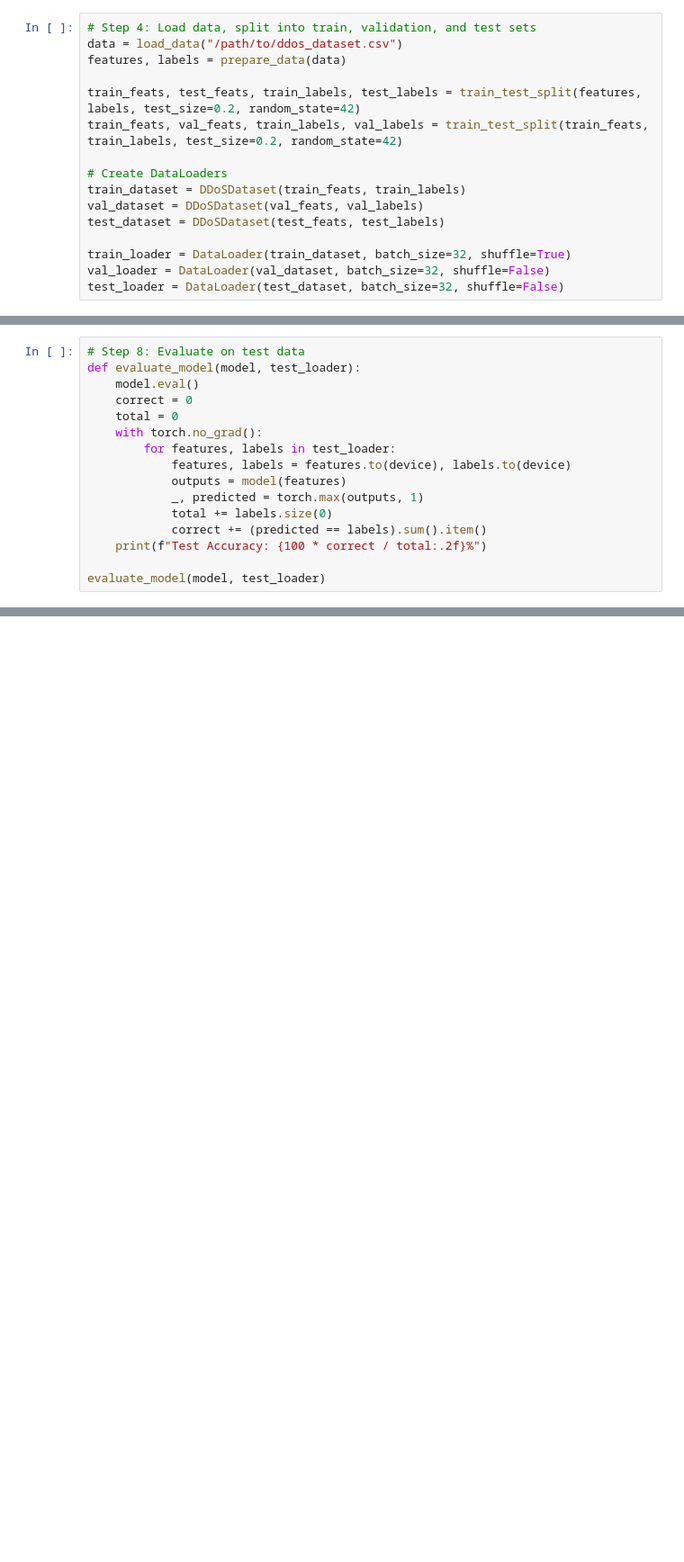
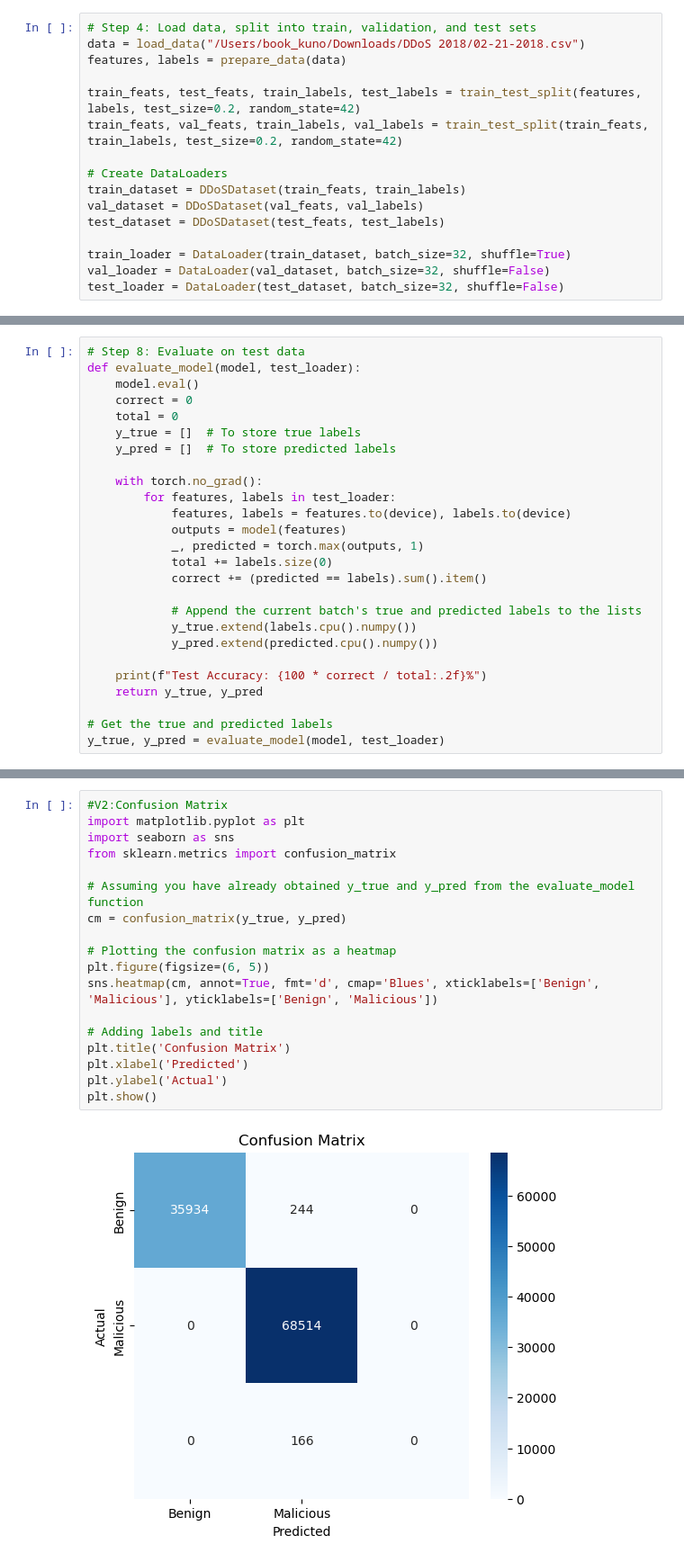
Before and after one commit to bookkuno/CNN, a Jupyter notebook: 1D_CNN.ipynb, the cells around one changed output, grey strips where cells are left out. Shown at 90% size. Drawn from its saved outputs; the diff is of its cells as text; blank space fills up the shorter version.

```diff
--- a/1D_CNN.ipynb
+++ b/1D_CNN.ipynb
@@ -46,7 +50,7 @@ class DDoSDataset(Dataset):
         return self.features[idx].unsqueeze(0), self.labels[idx]  # Add channel dimension
 # %%
 # Step 4: Load data, split into train, validation, and test sets
-data = load_data("/path/to/ddos_dataset.csv")
+data = load_data("/Users/book_kuno/Downloads/DDoS 2018/02-21-2018.csv")
 features, labels = prepare_data(data)
 
 train_feats, test_feats, train_labels, test_labels = train_test_split(features, labels, test_size=0.2, random_state=42)
@@ -114,6 +129,9 @@ def evaluate_model(model, test_loader):
     model.eval()
     correct = 0
     total = 0
+    y_true = []  # To store true labels
+    y_pred = []  # To store predicted labels
+
     with torch.no_grad():
         for features, labels in test_loader:
             features, labels = features.to(device), labels.to(device)
@@ -121,6 +139,13 @@ def evaluate_model(model, test_loader):
             _, predicted = torch.max(outputs, 1)
             total += labels.size(0)
             correct += (predicted == labels).sum().item()
+
+            # Append the current batch's true and predicted labels to the lists
+            y_true.extend(labels.cpu().numpy())
+            y_pred.extend(predicted.cpu().numpy())
+
     print(f"Test Accuracy: {100 * correct / total:.2f}%")
+    return y_true, y_pred
 
-evaluate_model(model, test_loader)
+# Get the true and predicted labels
+y_true, y_pred = evaluate_model(model, test_loader)
@@ -126,0 +168,20 @@ evaluate_model(model, test_loader)
+# %%
+#V2:Confusion Matrix
+import matplotlib.pyplot as plt
+import seaborn as sns
+from sklearn.metrics import confusion_matrix
+
+# Assuming you have already obtained y_true and y_pred from the evaluate_model function
+cm = confusion_matrix(y_true, y_pred)
+
+# Plotting the confusion matrix as a heatmap
+plt.figure(figsize=(6, 5))
+sns.heatmap(cm, annot=True, fmt='d', cmap='Blues', xticklabels=['Benign', 'Malicious'], yticklabels=['Benign', 'Malicious'])
+
+# Adding labels and title
+plt.title('Confusion Matrix')
+plt.xlabel('Predicted')
+plt.ylabel('Actual')
+plt.show()
+# %% [output]
+[figure, added]
```
Also changed, not shown: parts of 6 cells of this notebook.
